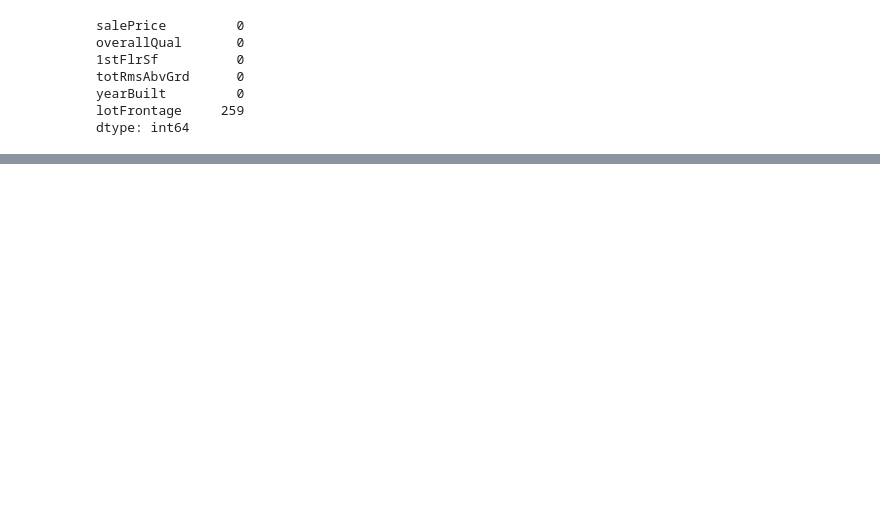
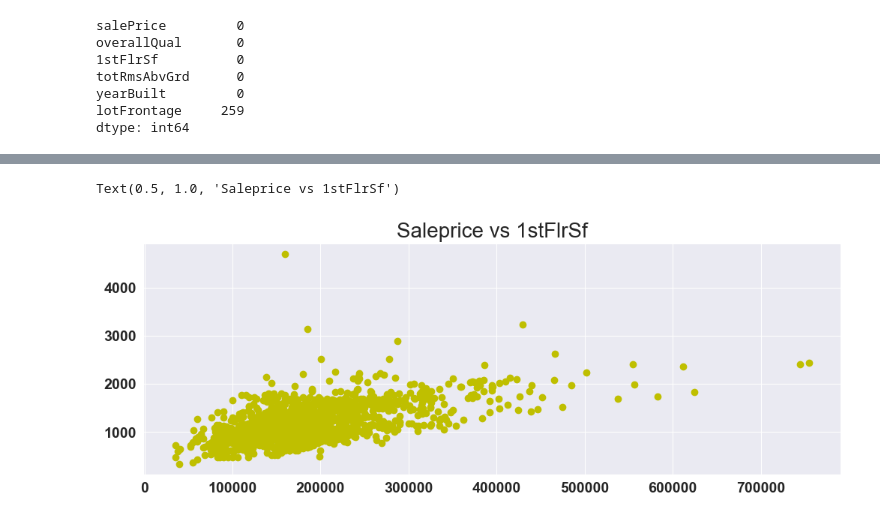
Before and after one commit to Imbravo/linearregression, a Jupyter notebook: linearregressionmodel.ipynb, the cells around one changed output, grey strips where cells are left out. Drawn from its saved outputs; the diff is of its cells as text; code cells hidden in the pictures; blank space fills up the shorter version.

```diff
--- a/linearregressionmodel.ipynb
+++ b/linearregressionmodel.ipynb
@@ -75,0 +91,8 @@ dtype: int64
+# %%
+#sns.scatterplot(data=df, x='salePrice', y='1stFlrSf').set(title='saleprice vs 1stFlrSf')
+plt.figure(figsize=(12,4))
+plt.scatter(x='salePrice',y='1stFlrSf', c='y', data=df )
+plt.title('Saleprice vs 1stFlrSf')
+# %% [output]
+Text(0.5, 1.0, 'Saleprice vs 1stFlrSf')
+[figure, added]
```
Also changed, not shown: parts of 8 cells of this notebook.
